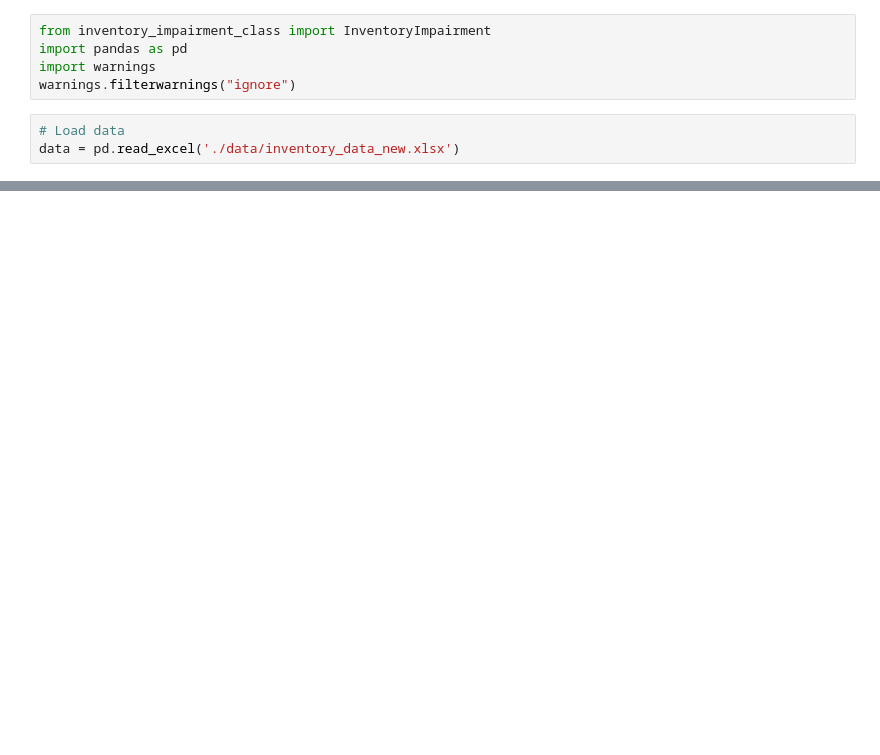
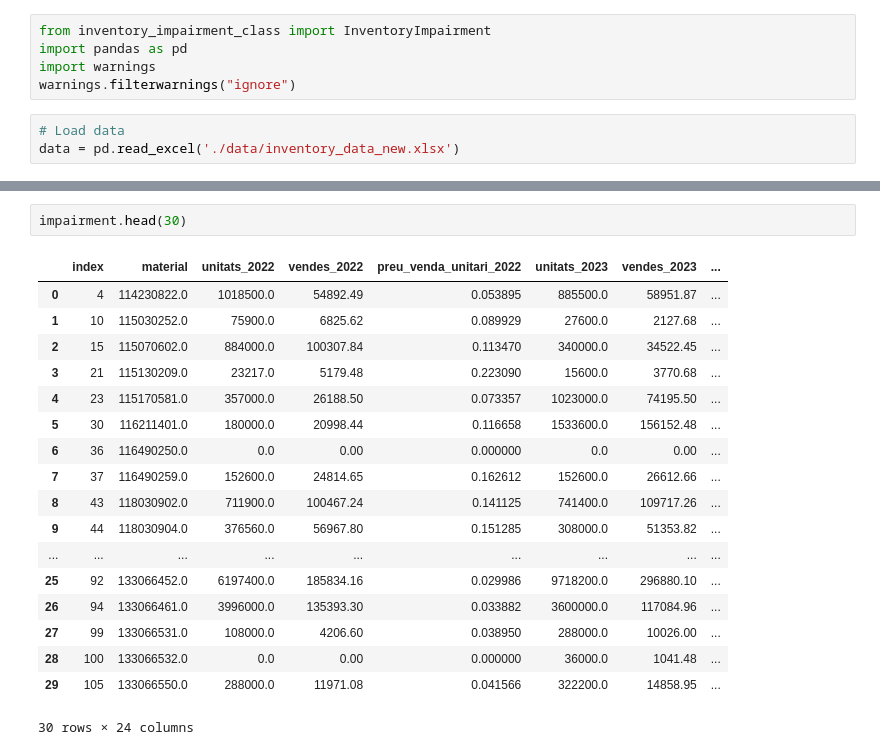
Before and after one commit to caiselvas/challenge-auditoria, a Jupyter notebook: run_model.ipynb, the cells around one changed output, grey strips where cells are left out. Cells and saved outputs as stored; diff of their text form; blank space fills up the shorter version.

```diff
--- a/run_model.ipynb
+++ b/run_model.ipynb
@@ -40,0 +41,21 @@ Mode of the merged indexs: 0.49
+# %%
+impairment.head(30)
+# %% [output]
+|  | index | material | unitats_2022 | vendes_2022 | preu_venda_unitari_2022 | unitats_2023 | vendes_2023 | ... |
+| 0 | 4 | 114230822.0 | 1018500.0 | 54892.49 | 0.053895 | 885500.0 | 58951.87 | ... |
+| 1 | 10 | 115030252.0 | 75900.0 | 6825.62 | 0.089929 | 27600.0 | 2127.68 | ... |
+| 2 | 15 | 115070602.0 | 884000.0 | 100307.84 | 0.113470 | 340000.0 | 34522.45 | ... |
+| 3 | 21 | 115130209.0 | 23217.0 | 5179.48 | 0.223090 | 15600.0 | 3770.68 | ... |
+| 4 | 23 | 115170581.0 | 357000.0 | 26188.50 | 0.073357 | 1023000.0 | 74195.50 | ... |
+| 5 | 30 | 116211401.0 | 180000.0 | 20998.44 | 0.116658 | 1533600.0 | 156152.48 | ... |
+| 6 | 36 | 116490250.0 | 0.0 | 0.00 | 0.000000 | 0.0 | 0.00 | ... |
+| 7 | 37 | 116490259.0 | 152600.0 | 24814.65 | 0.162612 | 152600.0 | 26612.66 | ... |
+| 8 | 43 | 118030902.0 | 711900.0 | 100467.24 | 0.141125 | 741400.0 | 109717.26 | ... |
+| 9 | 44 | 118030904.0 | 376560.0 | 56967.80 | 0.151285 | 308000.0 | 51353.82 | ... |
+| ... | ... | ... | ... | ... | ... | ... | ... | ... |
+| 25 | 92 | 133066452.0 | 6197400.0 | 185834.16 | 0.029986 | 9718200.0 | 296880.10 | ... |
+| 26 | 94 | 133066461.0 | 3996000.0 | 135393.30 | 0.033882 | 3600000.0 | 117084.96 | ... |
+| 27 | 99 | 133066531.0 | 108000.0 | 4206.60 | 0.038950 | 288000.0 | 10026.00 | ... |
+| 28 | 100 | 133066532.0 | 0.0 | 0.00 | 0.000000 | 36000.0 | 1041.48 | ... |
+| 29 | 105 | 133066550.0 | 288000.0 | 11971.08 | 0.041566 | 322200.0 | 14858.95 | ... |
+30 rows × 24 columns
```
Also changed, not shown: parts of 6 cells of this notebook.
